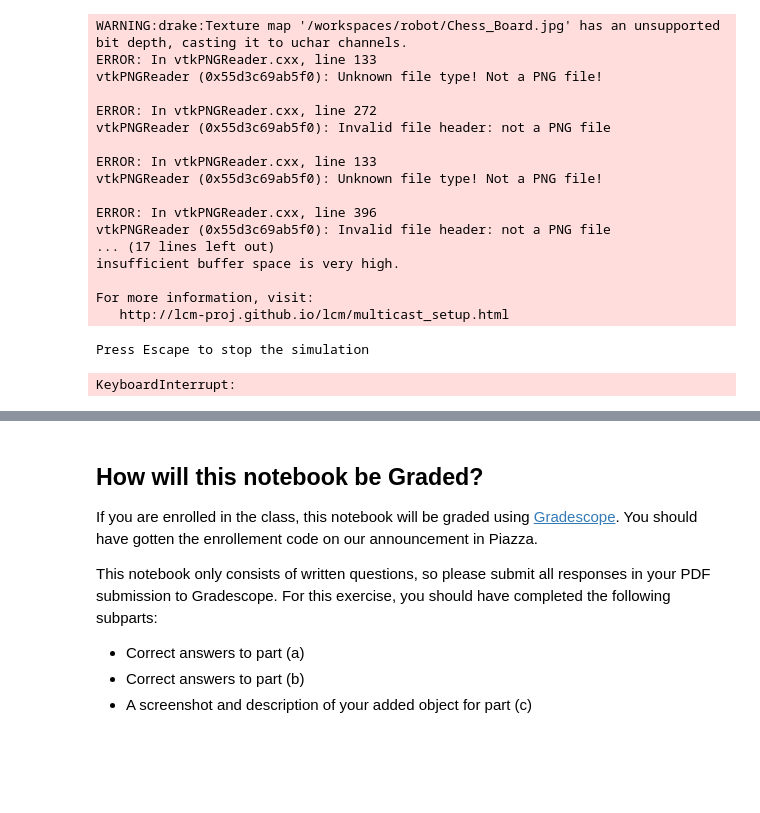
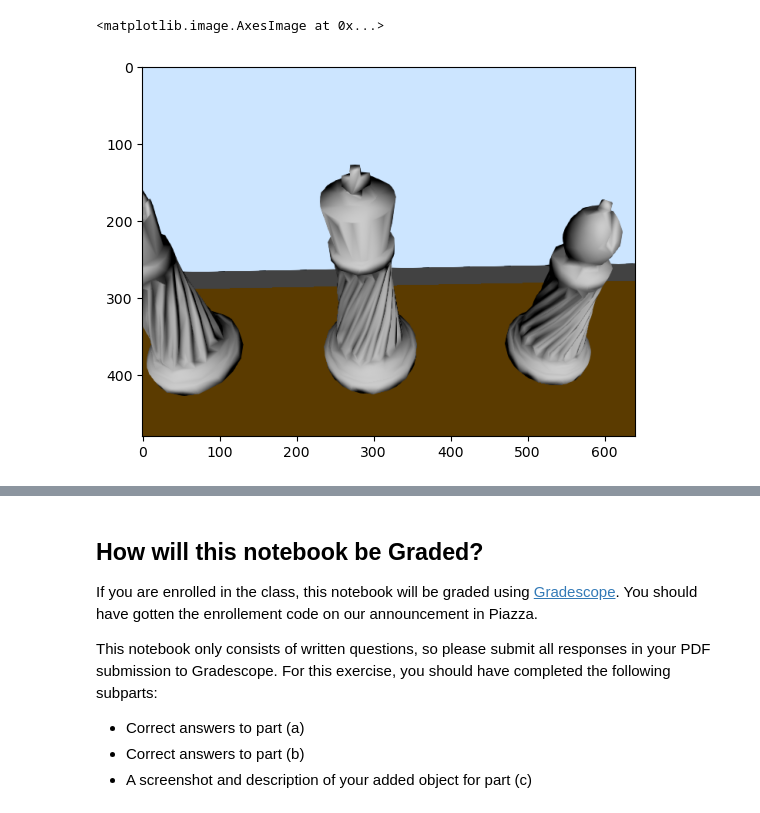
Before and after one commit to v-vedantha/robot, a Jupyter notebook: AATEST_continuous_traj.ipynb, the cells around one changed output, grey strips where cells are left out. Cells and saved outputs as stored; diff of their text form; code cells hidden in the pictures; blank space fills up the shorter version.

Commit message:
added plan creation and following, also improved inertia for pieces to avoid floating

```diff
--- a/AATEST_continuous_traj.ipynb
+++ b/AATEST_continuous_traj.ipynb
@@ -178,6 +180,18 @@ def add_piece(piece_id, name,  pos):
         {name}:
             translation: [{convert_to_coords(pos)}, .012]
             rotation: !Rpy {{ deg: [0, 0, 0] }}"""
+
+def get_observation_pose(spot):
+    coord = get_coord_from_pos(spot)
+    if int(spot[1]) < 5:
+        observe = RigidTransform(
+                RollPitchYaw(-np.pi/4,0,np.pi/2),
+                [coord[0]+0.15, coord[1], 0.15])
+    else:
+        observe = RigidTransform(
+                RollPitchYaw(-np.pi/4,0,-np.pi/2),
+                [coord[0]-0.15, coord[1], 0.15])
+    return observe
 # %%
 scenario = None
 def create_scene():
@@ -513,26 +545,32 @@ print(traj)
+# %%
+X_WG = painter.get_X_WG()
+print(X_WG)
+
+coord = get_coord_from_pos('e1')
+start = RigidTransform(
+        RollPitchYaw(-np.pi/2,0,0),
+        [0.0004543007558398612, 0.5704952573763858, 0.2643136978639653]
+)
+print(start)
+painter.visualize_frame("spot", start)
+observe = RigidTransform(
+        RollPitchYaw(-np.pi/4,0,np.pi/2),
+        [coord[0]+0.15, coord[1], 0.15]
+)
+
+total_time = 2
+key_frame_poses = [X_WG, start, observe]
+times = [0,1,2]
+traj = PiecewisePose.MakeLinear(times, key_frame_poses)
+print(traj)
 # %%
-painter = RobotPlayer()
-painter.paint(sim_duration=total_time)
+meshcat.Delete()
+painter = RobotPlayer(traj)
+painter.play(sim_duration=total_time)
-# %% [output]
-WARNING:drake:Texture map '/workspaces/robot/Chess_Board.jpg' has an unsupported bit depth, casting it to uchar channels.
-ERROR: In vtkPNGReader.cxx, line 133
-vtkPNGReader (0x55d3c69ab5f0): Unknown file type! Not a PNG file!
-
-ERROR: In vtkPNGReader.cxx, line 272
-vtkPNGReader (0x55d3c69ab5f0): Invalid file header: not a PNG file
-
-ERROR: In vtkPNGReader.cxx, line 133
-vtkPNGReader (0x55d3c69ab5f0): Unknown file type! Not a PNG file!
-
-ERROR: In vtkPNGReader.cxx, line 396
-vtkPNGReader (0x55d3c69ab5f0): Invalid file header: not a PNG file
-... (17 lines left out)
-insufficient buffer space is very high.
-
-For more information, visit:
-   http://lcm-proj.github.io/lcm/multicast_setup.html
-Press Escape to stop the simulation
-KeyboardInterrupt:
 # %%
 end_pose = painter.get_X_WG()
-painter.visualize_frame("gripper_end", end_pose)
+img = painter.get_image()
+plt.imshow(img)
+# %% [output]
+<matplotlib.image.AxesImage at 0x...>
+[figure, added]
```
Also changed, not shown: parts of 14 cells of this notebook, 13 other files.
